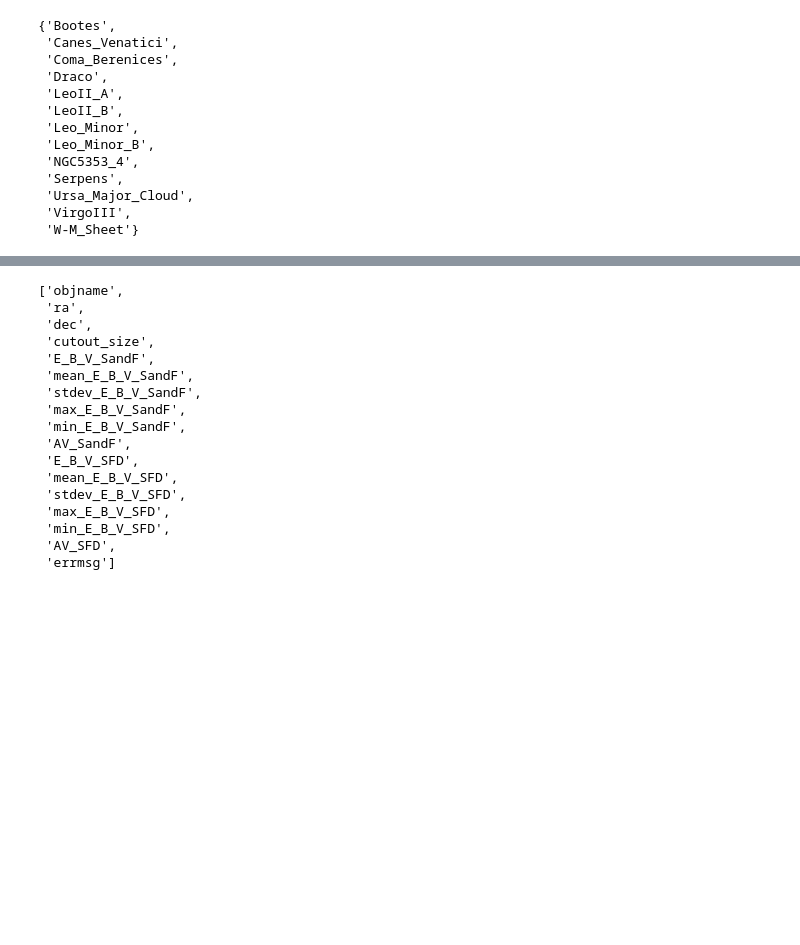
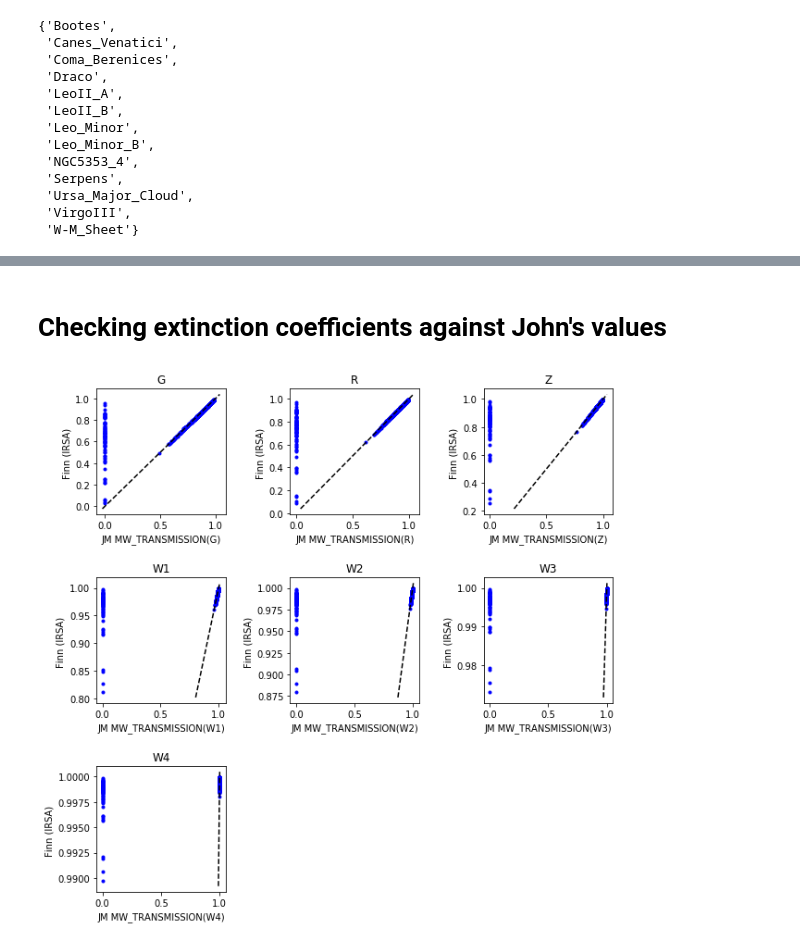
Before and after one commit to rfinn/Virgo, a Jupyter notebook: notebooks/making_tables_v2.ipynb, the cells around one changed output, grey strips where cells are left out. Cells and saved outputs as stored; diff of their text form; code cells hidden in the pictures; blank space fills up the shorter version.

```diff
--- a/notebooks/making_tables_v2.ipynb
+++ b/notebooks/making_tables_v2.ipynb
@@ -101,0 +106,16 @@ print(inputfiles)
+# %%
+etab = c.etab
+
+
+filters = ['FUV','NUV','G','R','Z','W1','W2','W3','W4']
+
+Rvalues = np.array([8.24, 8.20, 3.214, 2.165, 1.592, 0.184, 0.113, 0.0241, 0.00910],'d')
+
+EBV_colnames = ['E_B_V_SandF','E_B_V_SFD']
+for c in EBV_colnames:
+
+    for i,f in enumerate(filters):
+        alambda = np.array(etab[c])*Rvalues[i]
+        cname = f"A({f})_{c.replace('E_B_V_','')}"
+        c = Column(alambda,name=cname)
+        etab.add_column(c)
@@ -274,20 +177,4 @@ Table length=6780
-# %%
-etab.colnames
-# %% [output]
-['objname',
- 'ra',
- 'dec',
- 'cutout_size',
- 'E_B_V_SandF',
- 'mean_E_B_V_SandF',
- 'stdev_E_B_V_SandF',
- 'max_E_B_V_SandF',
- 'min_E_B_V_SandF',
- 'AV_SandF',
- 'E_B_V_SFD',
- 'mean_E_B_V_SFD',
- 'stdev_E_B_V_SFD',
- 'max_E_B_V_SFD',
- 'min_E_B_V_SFD',
- 'AV_SFD',
- 'errmsg']
+# %% [markdown]
+# Checking extinction coefficients against John's values
+# %%
+filters = ['FUV','NUV','G','R','Z','W1','W2','W3','W4']
@@ -293,0 +183,24 @@ etab.colnames
+# %%
+plt.figure(figsize=(10,10))
+plt.subplots_adjust(wspace=.5,hspace=.5)
+for i,filt in enumerate(filters):
+    if i < 2:
+        continue
+    plt.subplot(3,3,i-1)
+    x =v.dr9[f'MW_TRANSMISSION_{filt}']
+    y = 1/(10.**(v.extinct[f'A({filt})_SFD']/2.5))
+    flag= x > 0
+    flag = np.ones(len(x),'bool')
+    plt.plot(x[flag],y[flag],'b.')
+    plt.title(filt)
+    xmin,xmax = plt.ylim()
+    xline = np.linspace(xmin,xmax,50)
+    if xmin > 0.5:
+        xmin=.5
+    plt.plot(xline,xline,'k--')
+    plt.xlabel(f'JM MW_TRANSMISSION({filt})')
+    plt.ylabel(f'Finn (IRSA) ')
+
+    #plt.axis([.4,1.,.4,1])
+# %% [output]
+[figure, added]
```
Also changed, not shown: parts of 14 cells of this notebook, 3 other files.
